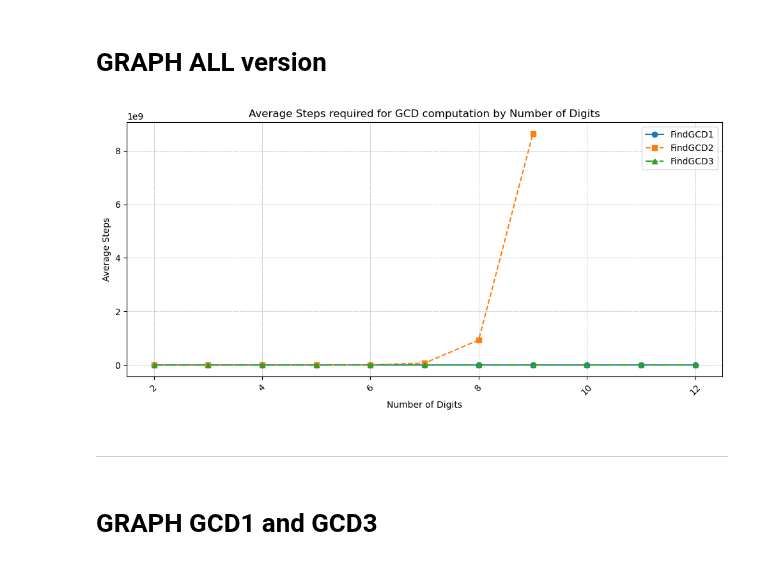
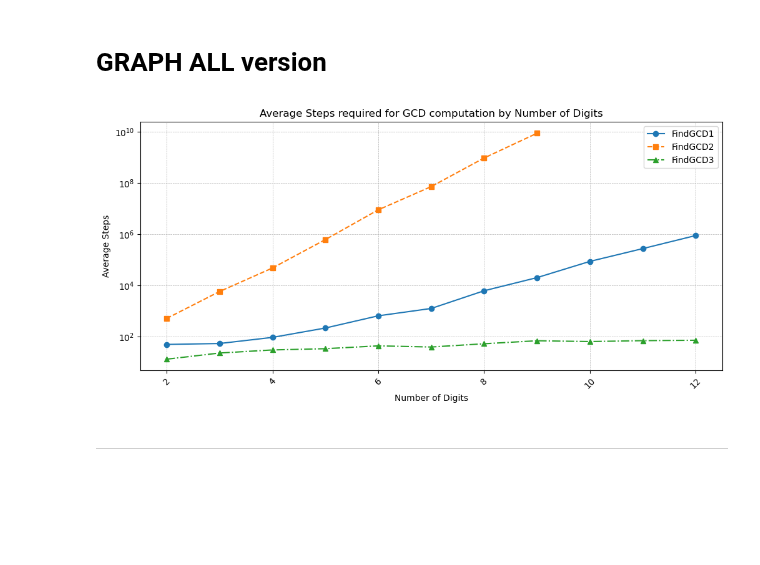
Before and after one commit to ExitedState/2301365_ALGO-LAB, a Jupyter notebook: LAB1/LAB1.ipynb, the cells around one changed output. Saved outputs shown, nothing was run; the diff lists cells and outputs as text; code cells hidden in the pictures; blank space fills up the shorter version.

Commit message:
plot graph log scale

```diff
--- a/LAB1/LAB1.ipynb
+++ b/LAB1/LAB1.ipynb
@@ -996,35 +996,34 @@ def plot_averaged_data(test_cases, steps_data1, steps_data2, steps_data3):
     plt.figure(figsize=(10, 5))
 
     plt.plot(x_labels, avg_steps1, marker='o', linestyle='-', label='FindGCD1')
     plt.plot(x_labels, avg_steps2, marker='s', linestyle='--', label='FindGCD2')
     plt.plot(x_labels, avg_steps3, marker='^', linestyle='-.', label='FindGCD3')
 
     plt.xlabel('Number of Digits')
     plt.ylabel('Average Steps')
     plt.title('Average Steps required for GCD computation by Number of Digits')
     plt.xticks(rotation=45)
     plt.tight_layout()
     plt.grid(True, which='both', linestyle='--', linewidth=0.5)
+    plt.yscale('log')
     plt.legend()
     plt.show()
 
 def average_steps(steps_list):
     """
     Group by 5 and compute the average for each group.
     Args:
     - steps_list (list of int): List of steps.
 
     Returns:
     - list of float: Averaged steps.
     """
     grouped_steps = [steps_list[i:i+5] for i in range(0, len(steps_list), 5)]
     return [sum(filter(None, group)) / len(list(filter(None, group))) if len(list(filter(None, group))) > 0 else None for group in grouped_steps]
 
 # Call the function
 plot_averaged_data(test_cases, steps_for_test_cases1, steps_for_test_cases2, steps_for_test_cases3)
 # %% [output]
-[figure, old version]
+[figure, new version]
 # %% [markdown]
 ----
-# %% [markdown]
-# GRAPH GCD1 and GCD3
```
Also changed, not shown: parts of 1 cell of this notebook, 3 other files.
